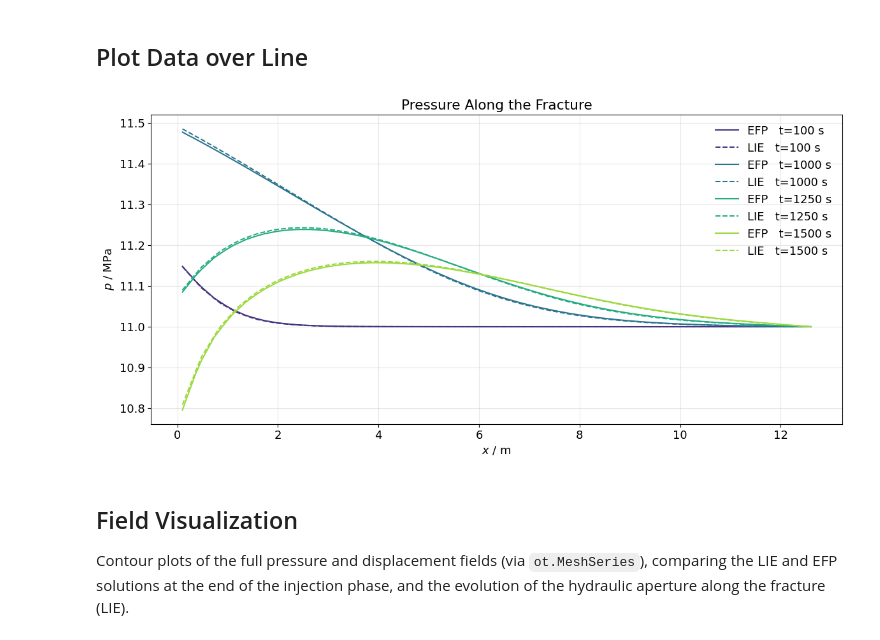
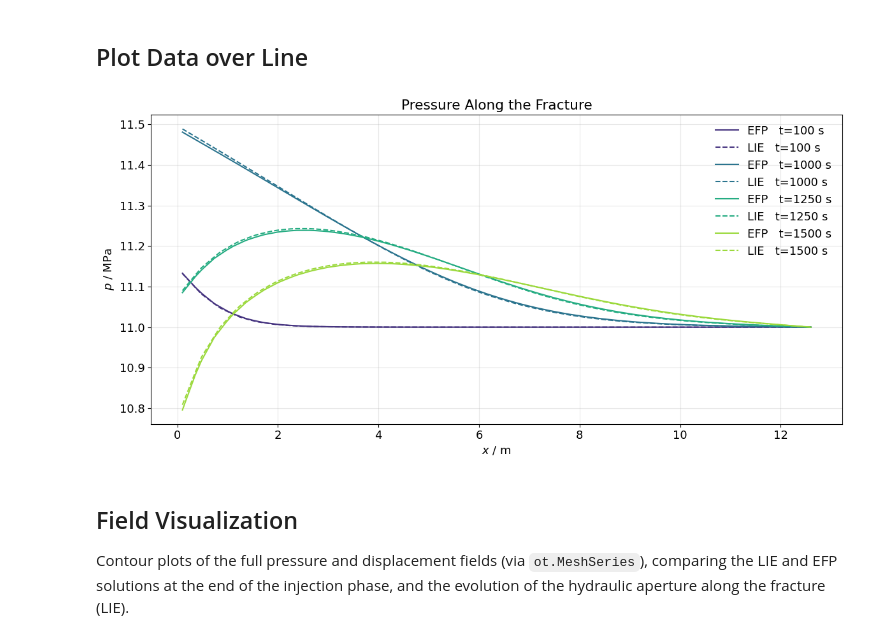
Before and after one commit to mehranqsb/OGSTrainingCourse_KIGAM_ZJU, a Jupyter notebook: 02_LIE_EFPM_Fault-Controlled_Injection/02_lie_efpm_injection.ipynb, the cells around one changed output. Cells and saved outputs as stored; diff of their text form; code cells hidden in the pictures.

```diff
--- a/02_LIE_EFPM_Fault-Controlled_Injection/02_lie_efpm_injection.ipynb
+++ b/02_LIE_EFPM_Fault-Controlled_Injection/02_lie_efpm_injection.ipynb
@@ -782,37 +754,35 @@ for efp_points_bot, lie_points_bot, title, figname in zip(
 ## Plot Data over Line
 # %%
 fig, ax = plt.subplots(figsize=(12, 6))
-# Define Axis
-line_x_efp = [(i, 0.5, 0) for i in np.linspace(start=0.1, stop=12.6, num=100)]
-line_x_lie = [(i, 0.5, 0) for i in np.linspace(start=0.1, stop=12.6, num=100)]
-#
-r_x = np.array(line_x_efp)[:, 0]
+# Sampling line along the fracture (y = 0.5 m)
+line_pts = np.array(
+    [(x, 0.5, 0.0) for x in np.linspace(start=0.1, stop=12.6, num=100)]
+)
+r_x = line_pts[:, 0]
+# Probe the line once for all output times (linear interpolation);
+# rows are time steps, columns are the points along the line.
+p_efp_line = ms_efp.probe(line_pts).values("pressure_interpolated")
+p_lie_line = ms_lie.probe(line_pts).values("pressure_interpolated")
 # Timestep
 timesteps = [100, 1000, 1250, 1500]
 # One viridis color per output time; EFP solid, LIE dashed.
 time_colors = plt.cm.viridis(np.linspace(0.15, 0.85, len(timesteps)))
 
 for color, t in zip(time_colors, timesteps):
-    results_efp_line = pvd_efp.read_set_data(
-        t, "pressure_interpolated", pointsetarray=line_x_efp
-    )
-    ax.plot(r_x, (results_efp_line + p0_lie) / 1e6, color=color,
-            label="EFP   t=%i s" % t, ls="-")
-    results_lie_line = pvd_lie.read_set_data(
-        t, "pressure_interpolated", pointsetarray=line_x_lie
-    )
-    ax.plot(r_x, results_lie_line / 1e6, color=color,
-            label="LIE   t=%i s" % t, ls="--")
+    ax.plot(r_x, (p_efp_line[ms_efp.closest_timestep(t)] + p0_lie) / 1e6,
+            color=color, label="EFP   t=%i s" % t, ls="-")
+    ax.plot(r_x, p_lie_line[ms_lie.closest_timestep(t)] / 1e6,
+            color=color, label="LIE   t=%i s" % t, ls="--")
 
 plt.title("Pressure Along the Fracture")
 ax.set_xlabel("$x$ / m")
 ax.set_ylabel("$p$ / MPa")
 ax.legend(loc="best")
 plt.grid()
 fig.tight_layout()
 plt.show()
 # %% [output]
-[figure, old version]
+[figure, new version]
 # %% [markdown]
 ## Field Visualization
 
```
Also changed, not shown: parts of 19 cells of this notebook.
